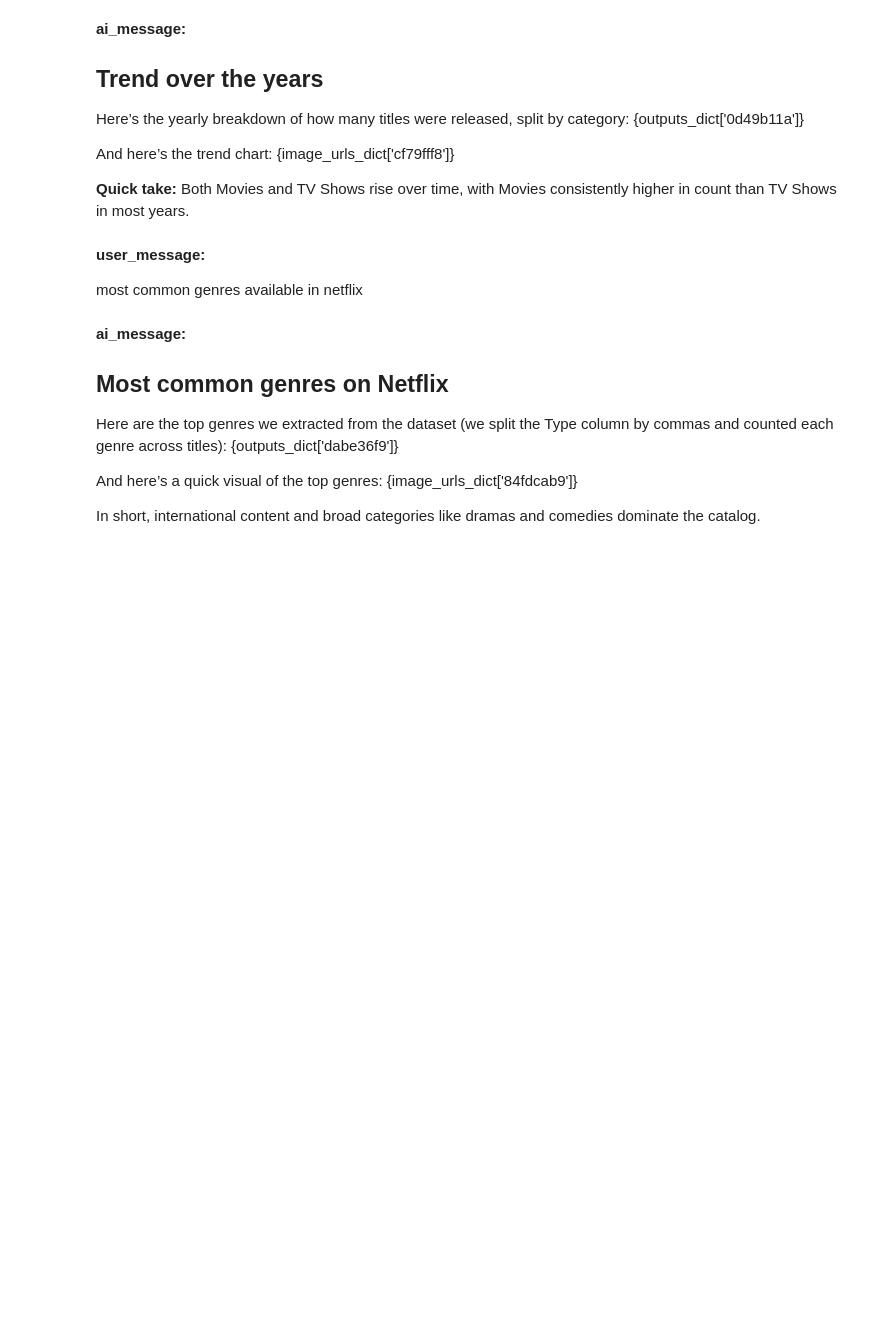
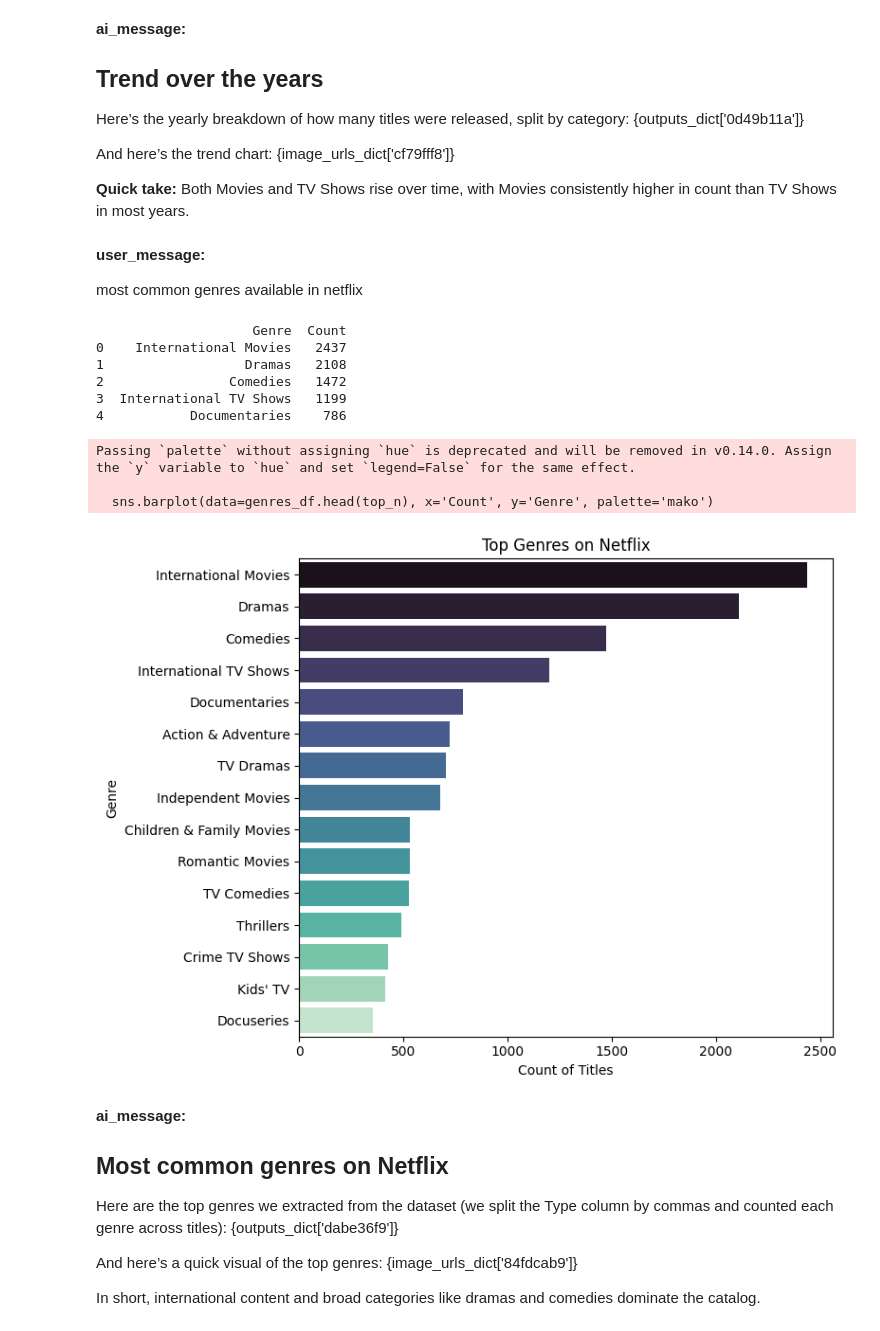
Before and after one commit to Sharmilaa2004/VOIS_AICTE_Oct2025_MajorProject_Sharmilaa_V, a Jupyter notebook: Netflix_Data_Analysis_Project.ipynb, the cells around one changed output. Drawn from its saved outputs; the diff is of its cells as text; code cells hidden in the pictures; blank space fills up the shorter version.

```diff
--- a/Netflix_Data_Analysis_Project.ipynb
+++ b/Netflix_Data_Analysis_Project.ipynb
@@ -103,34 +135,45 @@ most common genres available in netflix
 # Compute the most common genres from the Netflix dataset and visualize
 import pandas as pd
 import matplotlib.pyplot as plt
 import seaborn as sns
 
 # Ensure dataframe is in memory; otherwise load
 try:
     netflix_df
 except NameError:
-    netflix_df = pd.read_csv('Netflix Dataset.csv', encoding='utf-8')
+    netflix_df = pd.read_csv('/content/sample_data/Netflix Dataset.csv', encoding='utf-8')
 
 # The 'Type' column appears to contain comma-separated genres/categories.
 # Split, explode, and count
 genres_series = netflix_df['Type'].astype(str).str.get_dummies(sep=', ').sum().sort_values(ascending=False)
 
 # Prepare a tidy dataframe for head display
 genres_df = genres_series.reset_index()
 genres_df.columns = ['Genre', 'Count']
 
 # Show head
 print(genres_df.head())
 
 # Plot top 15 genres
 top_n = 15
 plt.figure(figsize=(8,6))
 sns.barplot(data=genres_df.head(top_n), x='Count', y='Genre', palette='mako')
 plt.title('Top Genres on Netflix')
 plt.xlabel('Count of Titles')
 plt.ylabel('Genre')
 plt.tight_layout()
 plt.show()
+# %% [output]
+                    Genre  Count
+0    International Movies   2437
+1                  Dramas   2108
+2                Comedies   1472
+3  International TV Shows   1199
+4           Documentaries    786
+Passing `palette` without assigning `hue` is deprecated and will be removed in v0.14.0. Assign the `y` variable to `hue` and set `legend=False` for the same effect.
+
+  sns.barplot(data=genres_df.head(top_n), x='Count', y='Genre', palette='mako')
+[figure, added]
 # %% [markdown]
 **ai_message:**
 
```
Also changed, not shown: parts of 10 cells of this notebook.
